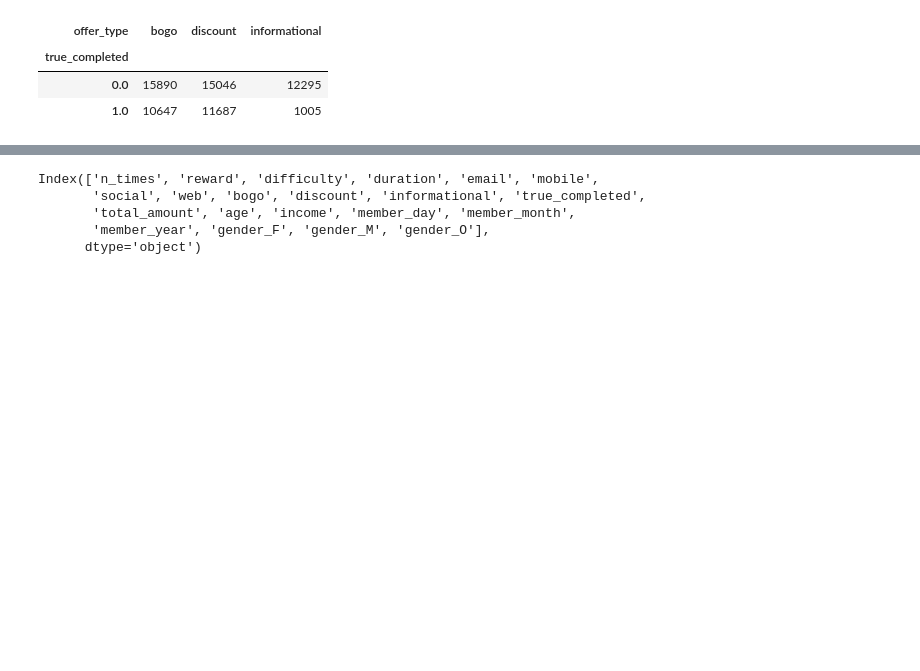
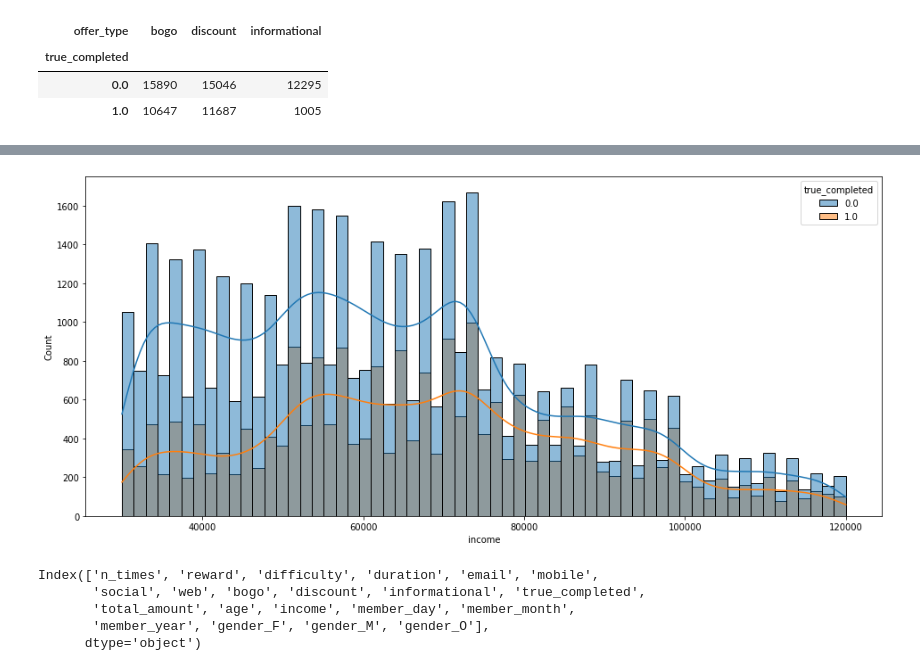
Before and after one commit to Haroldg94/Udacity-Machine-Learning-Engineer-Nanodegree, a Jupyter notebook: Capstone_project.ipynb, the cells around one changed output, grey strips where cells are left out. Cells and saved outputs as stored; diff of their text form; code cells hidden in the pictures; blank space fills up the shorter version.

```diff
--- a/Capstone_project.ipynb
+++ b/Capstone_project.ipynb
@@ -992,3 +1013,11 @@ income vs true_completed
+# %%
+# income vs true_completed
+plt.figure(figsize=(16,7))
+sns.histplot(data = final, x = 'income', hue = 'true_completed', kde = True)
+#plt.title('Age Histogram')
+plt.show()
+# %% [output]
+[figure, added]
 # %%
 final.drop(['person','offer_id','offer_type','gender'], axis = 1, inplace = True)
 # %%
```
Also changed, not shown: parts of 14 cells of this notebook.
